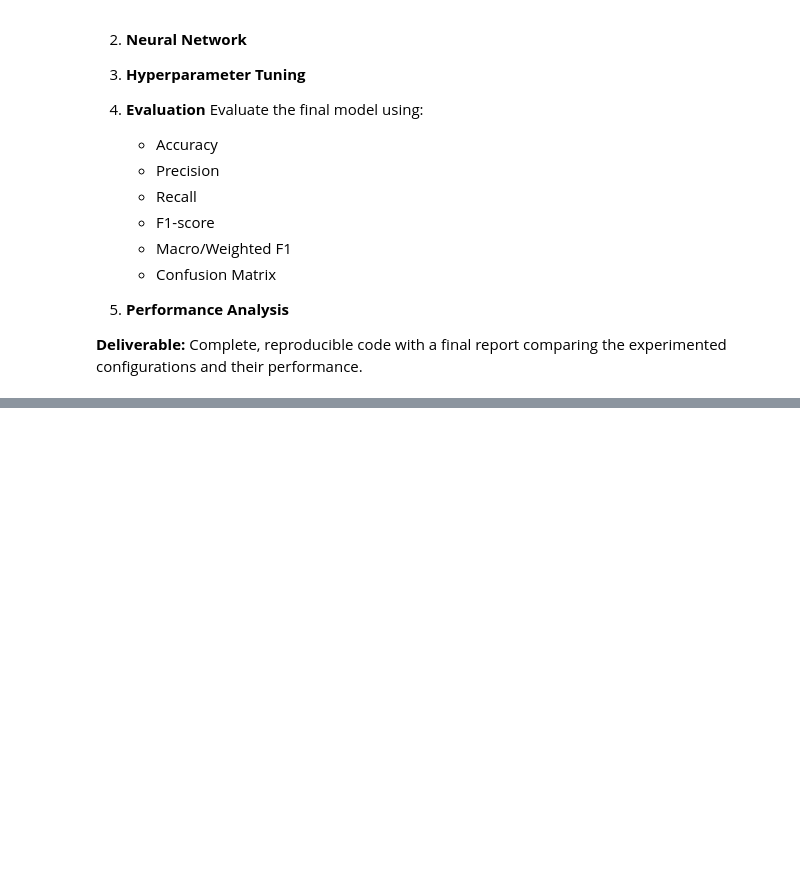
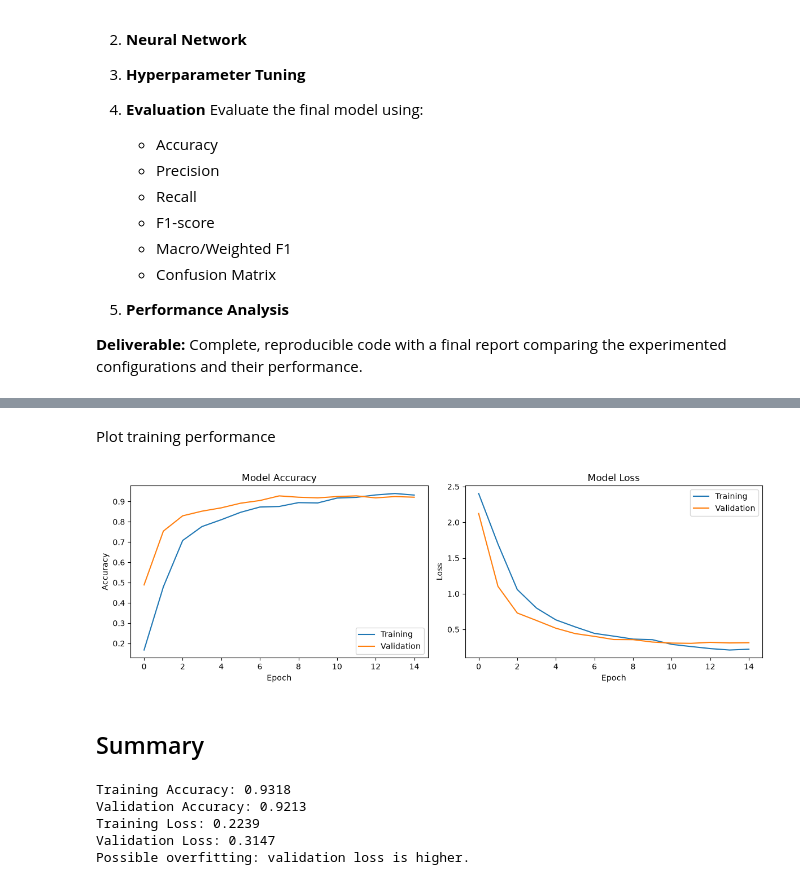
Before and after one commit to abinhyanmikha/Data-Science, a Jupyter notebook: Assignment/Assignment9/Assignment-09_Oct2.ipynb, the cells around one changed output, grey strips where cells are left out. Cells and saved outputs as stored; diff of their text form; code cells hidden in the pictures; blank space fills up the shorter version.

```diff
--- a/Assignment/Assignment9/Assignment-09_Oct2.ipynb
+++ b/Assignment/Assignment9/Assignment-09_Oct2.ipynb
@@ -77,0 +365,50 @@ model tolorant towards variations,distortions
+# %% [markdown]
+Plot training performance
+# %%
+plt.figure(figsize=(12, 4))
+
+plt.subplot(1, 2, 1)
+plt.plot(history.history["accuracy"], label="Training")
+plt.plot(history.history["val_accuracy"], label="Validation")
+plt.title("Model Accuracy")
+plt.xlabel("Epoch")
+plt.ylabel("Accuracy")
+plt.legend()
+
+plt.subplot(1, 2, 2)
+plt.plot(history.history["loss"], label="Training")
+plt.plot(history.history["val_loss"], label="Validation")
+plt.title("Model Loss")
+plt.xlabel("Epoch")
+plt.ylabel("Loss")
+plt.legend()
+
+plt.tight_layout()
+plt.show()
+# %% [output]
+[figure, added]
+# %% [markdown]
+## Summary
+# %%
+train_accuracy = history.history["accuracy"][-1]
+val_accuracy = history.history["val_accuracy"][-1]
+train_loss = history.history["loss"][-1]
+val_loss = history.history["val_loss"][-1]
+
+print("Training Accuracy:", round(train_accuracy, 4))
+print("Validation Accuracy:", round(val_accuracy, 4))
+print("Training Loss:", round(train_loss, 4))
+print("Validation Loss:", round(val_loss, 4))
+
+if train_accuracy > val_accuracy + 0.1:
+    print("Possible overfitting detected.")
+elif val_loss > train_loss * 1.2:
+    print("Possible overfitting: validation loss is higher.")
+else:
+    print("No strong overfitting signal from these final metrics.")
+# %% [output]
+Training Accuracy: 0.9318
+Validation Accuracy: 0.9213
+Training Loss: 0.2239
+Validation Loss: 0.3147
+Possible overfitting: validation loss is higher.
```
Also changed, not shown: parts of 26 cells of this notebook.
